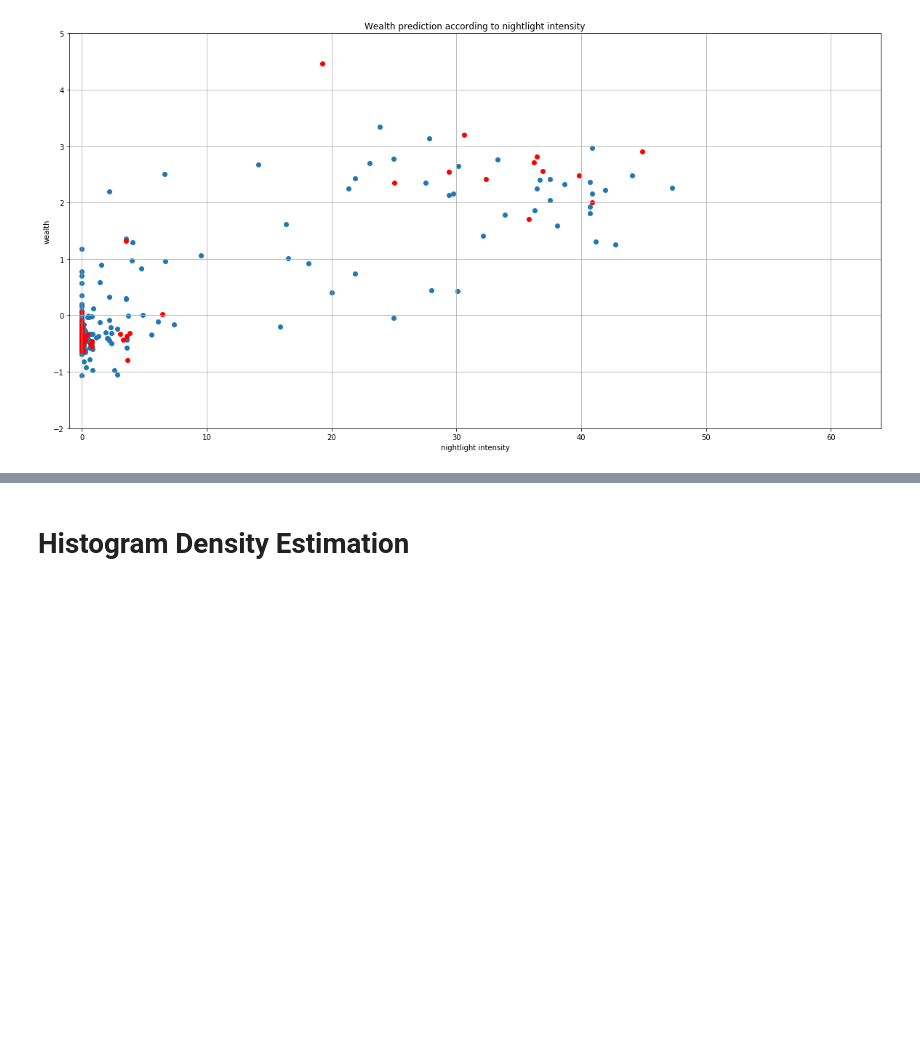
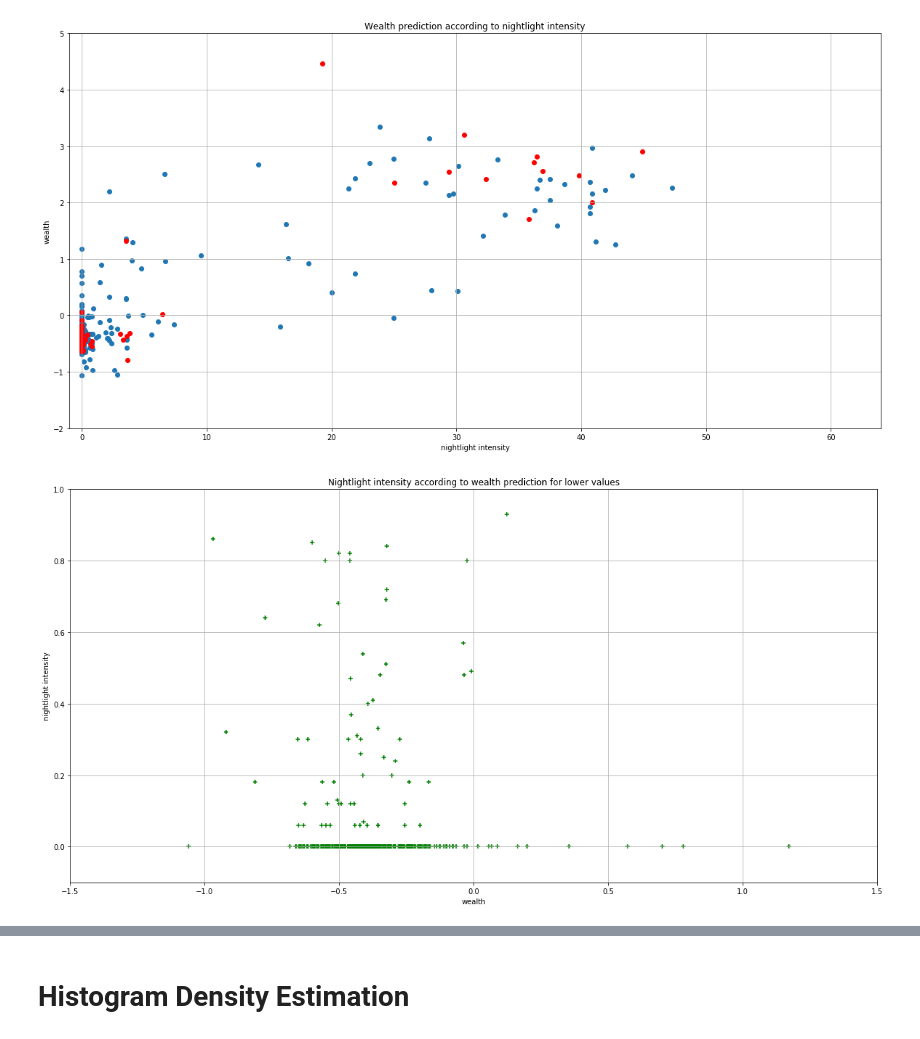
Before and after one commit to ridouaneg/Predict-poverty-from-space, a Jupyter notebook: density_estimation.ipynb, the cells around one changed output, grey strips where cells are left out. Drawn from its saved outputs; the diff is of its cells as text; code cells hidden in the pictures; blank space fills up the shorter version.

```diff
--- a/density_estimation.ipynb
+++ b/density_estimation.ipynb
@@ -17,0 +25,16 @@ X_train, X_test, y_train, y_test = train_test_split(X, y, test_size=0.20, random
+# %%
+sep = 3
+
+X_low, y_low, X_high, y_high = [], [], [], []
+for i in range(X.shape[0]):
+    if X[i][0] <= sep:
+        X_low.append(X[i])
+        y_low.append(y[i])
+    else:
+        X_high.append(X[i])
+        y_high.append(y[i])
+
+X_low = np.resize(X_low, (len(X_low), 1))
+y_low = np.resize(y_low, (len(y_low), 1))
+X_high = np.resize(X_high, (len(X_high), 1))
+y_high = np.resize(y_high, (len(y_high), 1))
@@ -28,3 +53,15 @@ plt.scatter(X_test, y_test, color='r')
 plt.show()
 # %% [output]
 [figure]
+# %%
+plt.figure(figsize=(20, 10))
+plt.grid()
+plt.xlim(-1.5, 1.5)
+plt.ylim(-0.1, 1)
+plt.title('Nightlight intensity according to wealth prediction for lower values')
+plt.ylabel('nightlight intensity')
+plt.xlabel('wealth')
+plt.scatter(y_low, X_low, color='g', marker='+')
+plt.show()
+# %% [output]
+[figure, added]
```
Also changed, not shown: parts of 40 cells of this notebook.
